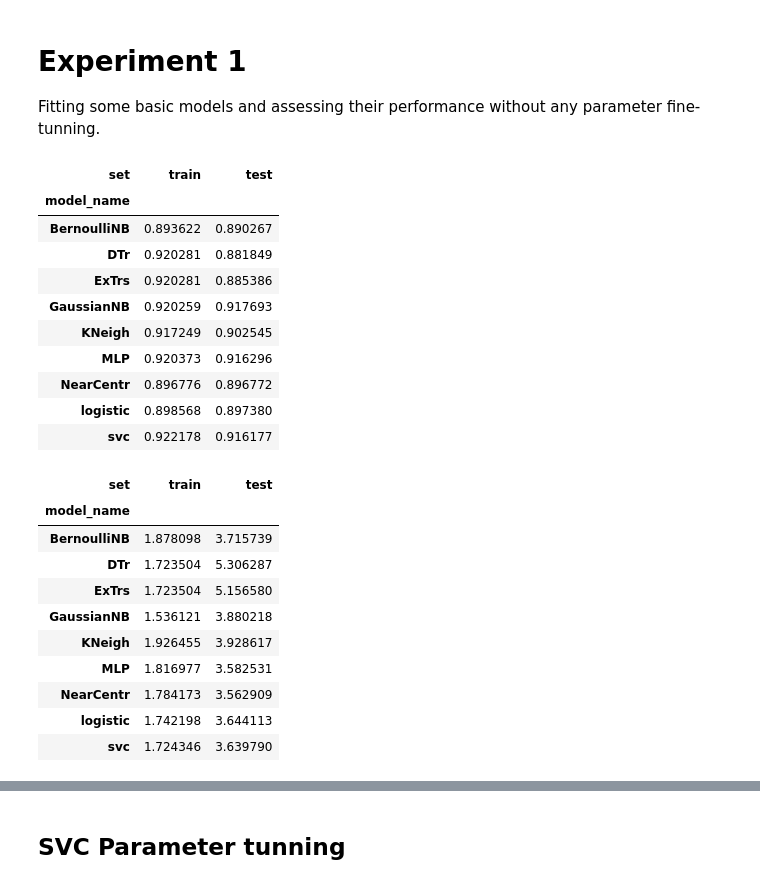
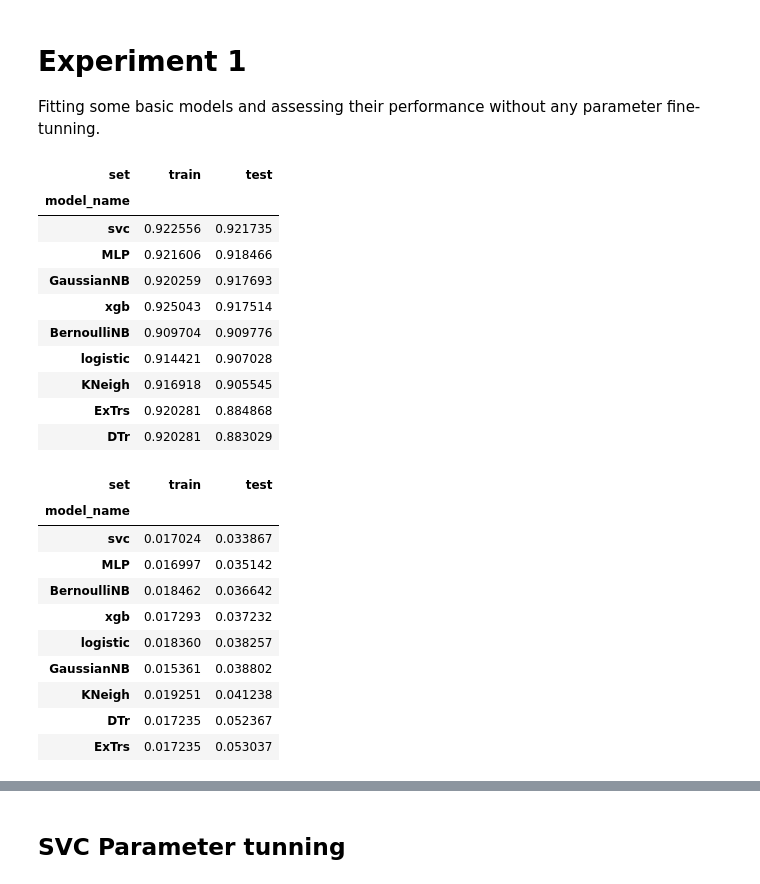
Before and after one commit to maikelps/SleepDisorder, a Jupyter notebook: ML_Assessment.ipynb, the cells around one changed output, grey strips where cells are left out. Cells and saved outputs as stored; diff of their text form; code cells hidden in the pictures.

```diff
--- a/ML_Assessment.ipynb
+++ b/ML_Assessment.ipynb
@@ -47,13 +48,25 @@ df = cleaned_fr()
 # Separating
 X, y = df.iloc[:, :-1], df.iloc[:, -1]
 
+# Select binary columns to avoid scaling below
+binary_cols = X.select_dtypes('uint8').columns
+
+# Remaining columns
+non_binary_cols = [col for col in X.columns if col not in binary_cols]
+
 # Times to repeat Kfold instance
 rKF = RepeatedKFold(n_repeats=34, n_splits=3, random_state=23)
 # %%
+# Transformer that scales the non-binary columns and does nothing to the binary columns
+preprocessor = ColumnTransformer(
+    transformers=[
+        ('num', RobustScaler(), non_binary_cols),
+        ('bin', FunctionTransformer(None, validate=False), binary_cols) # does nothing
+    ])
+
 _folds, _names, _accuracy, _precision, _recall, _f1, _auc, _set_type = [], [], [], [], [], [], [], []
 
 for MODEL_NAME, ML_MODEL in models.items():
-    #print("*"*88)
     for fold_id, (train_index, test_index) in enumerate(rKF.split(X)):
 
         # Train test split
@@ -62,7 +75,7 @@ for MODEL_NAME, ML_MODEL in models.items():
 
         # Pipeline for training
         _local_pipe = Pipeline([
-                                ('scaler', MinMaxScaler()),
+                                ('preprocessor', preprocessor),
                                 (MODEL_NAME, ML_MODEL)
                             ])
 
@@ -82,13 +95,9 @@ for MODEL_NAME, ML_MODEL in models.items():
             # Predictions
             y_pred = _local_pipe.predict(X1)
 
-            try:
-                # Some models do not have auc value
-                y_proba = _local_pipe.predict_proba(X1)[:, 1]  # Probabilities for the positive class
-                _auc.append( roc_auc_score(Y1, y_proba) )
-            except:
-                _auc.append( np.NaN )
-                #print(f"{MODEL_NAME} with PROBA exception")
+            # Proba for AUC
+            y_proba = _local_pipe.predict_proba(X1)[:, 1]  # Probabilities for the positive class
+            _auc.append( roc_auc_score(Y1, y_proba) )
 
             # Metrics
             _accuracy.append( accuracy_score(Y1, y_pred) )
@@ -100,34 +109,34 @@ for MODEL_NAME, ML_MODEL in models.items():
 result_df = pd.DataFrame( {'fold_id':_folds, 'model_name':_names, 'set': _set_type, 'accuracy':_accuracy, 'precision':_precision, 'recall':_recall, 'f1':_f1, 'auc':_auc} )
 # %%
 # Quick  look to the average performance
-result_df.groupby(by=['model_name','set']).agg({'mean'}).loc[:,'recall'].unstack().droplevel(0,axis=1).filter(['train','test'])
+result_df.groupby(by=['model_name','set']).agg({'mean'}).loc[:,'recall'].unstack().droplevel(0,axis=1).filter(['train','test']).sort_values(by=['test'], ascending=False)
 # %% [output]
 | set | train | test |
 | model_name |  |  |
-| BernoulliNB | 0.893622 | 0.890267 |
-| DTr | 0.920281 | 0.881849 |
-| ExTrs | 0.920281 | 0.885386 |
+| svc | 0.922556 | 0.921735 |
+| MLP | 0.921606 | 0.918466 |
 | GaussianNB | 0.920259 | 0.917693 |
-| KNeigh | 0.917249 | 0.902545 |
-| MLP | 0.920373 | 0.916296 |
-| NearCentr | 0.896776 | 0.896772 |
-| logistic | 0.898568 | 0.897380 |
-| svc | 0.922178 | 0.916177 |
+| xgb | 0.925043 | 0.917514 |
+| BernoulliNB | 0.909704 | 0.909776 |
+| logistic | 0.914421 | 0.907028 |
+| KNeigh | 0.916918 | 0.905545 |
+| ExTrs | 0.920281 | 0.884868 |
+| DTr | 0.920281 | 0.883029 |
 # %%
 # Quick  look to the average performance
-result_df.groupby(by=['model_name','set']).agg({'std'}).loc[:,'recall'].unstack().droplevel(0,axis=1).filter(['train','test'])*100
+result_df.groupby(by=['model_name','set']).agg({'std'}).loc[:,'recall'].unstack().droplevel(0,axis=1).filter(['train','test']).sort_values(by=['test'])
 # %% [output]
 | set | train | test |
 | model_name |  |  |
-| BernoulliNB | 1.878098 | 3.715739 |
-| DTr | 1.723504 | 5.306287 |
-| ExTrs | 1.723504 | 5.156580 |
-| GaussianNB | 1.536121 | 3.880218 |
-| KNeigh | 1.926455 | 3.928617 |
-| MLP | 1.816977 | 3.582531 |
-| NearCentr | 1.784173 | 3.562909 |
-| logistic | 1.742198 | 3.644113 |
-| svc | 1.724346 | 3.639790 |
+| svc | 0.017024 | 0.033867 |
+| MLP | 0.016997 | 0.035142 |
+| BernoulliNB | 0.018462 | 0.036642 |
+| xgb | 0.017293 | 0.037232 |
+| logistic | 0.018360 | 0.038257 |
+| GaussianNB | 0.015361 | 0.038802 |
+| KNeigh | 0.019251 | 0.041238 |
+| DTr | 0.017235 | 0.052367 |
+| ExTrs | 0.017235 | 0.053037 |
 # %%
 fig, ax = plt.subplots(figsize=(12,4))
 
```
Also changed, not shown: parts of 18 cells of this notebook, 10 other files.
